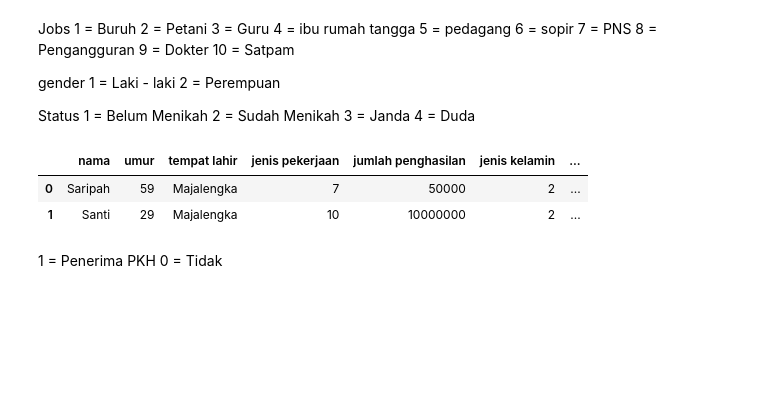
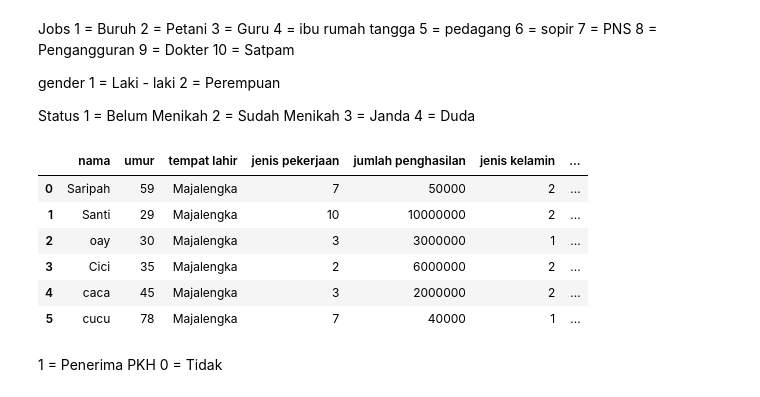
Before and after one commit to Rizki-132/Allmateri, a Jupyter notebook: Klasifikasi_program_pkh_(Fix).ipynb, the cells around one changed output. Saved outputs shown, nothing was run; the diff lists cells and outputs as text; code cells hidden in the pictures; blank space fills up the shorter version.

```diff
--- a/Klasifikasi_program_pkh_(Fix).ipynb
+++ b/Klasifikasi_program_pkh_(Fix).ipynb
@@ -348,23 +401,27 @@ Status
 4 = Duda
 # %%
 new_data = {
-            'nama' : ['Saripah','Santi'],
-            'umur' : [59, 29],
-            'tempat lahir' : ['Majalengka', 'Majalengka'],
-            'jenis pekerjaan' : [7, 10],
-            'jumlah penghasilan' : [50000, 10000000],
-            'jenis kelamin' : [2, 2],
-            'jumlah keluarga (SD)' : [0, 0],
-            'jumlah keluarga (SMP)' : [0, 0],
-            'jumlah keluarga (SMA)' : [0, 0],
-            'status perkawinan' : [3, 1]
+            'nama' : ['Saripah','Santi',"oay", "Cici","caca","cucu"],
+            'umur' : [59, 29, 30, 35, 45, 78],
+            'tempat lahir' : ['Majalengka', 'Majalengka', "Majalengka","Majalengka","Majalengka","Majalengka"],
+            'jenis pekerjaan' : [7, 10, 3, 2, 3, 7],
+            'jumlah penghasilan' : [50000, 10000000, 3000000, 6000000,2000000, 40000],
+            'jenis kelamin' : [2, 2, 1, 2, 2, 1],
+            'jumlah keluarga (SD)' : [0, 0, 2, 4, 5, 1],
+            'jumlah keluarga (SMP)' : [0, 0, 0, 3, 0, 0],
+            'jumlah keluarga (SMA)' : [0, 0, 0, 1, 2, 3],
+            'status perkawinan' : [3, 1, 1, 3, 2, 1]
              }
 new_data = pd.DataFrame(new_data)
 new_data
 # %% [output]
 |  | nama | umur | tempat lahir | jenis pekerjaan | jumlah penghasilan | jenis kelamin | ... |
 | 0 | Saripah | 59 | Majalengka | 7 | 50000 | 2 | ... |
 | 1 | Santi | 29 | Majalengka | 10 | 10000000 | 2 | ... |
+| 2 | oay | 30 | Majalengka | 3 | 3000000 | 1 | ... |
+| 3 | Cici | 35 | Majalengka | 2 | 6000000 | 2 | ... |
+| 4 | caca | 45 | Majalengka | 3 | 2000000 | 2 | ... |
+| 5 | cucu | 78 | Majalengka | 7 | 40000 | 1 | ... |
 # %% [markdown]
 1 = Penerima PKH
 0 = Tidak
```
Also changed, not shown: parts of 18 cells of this notebook.
